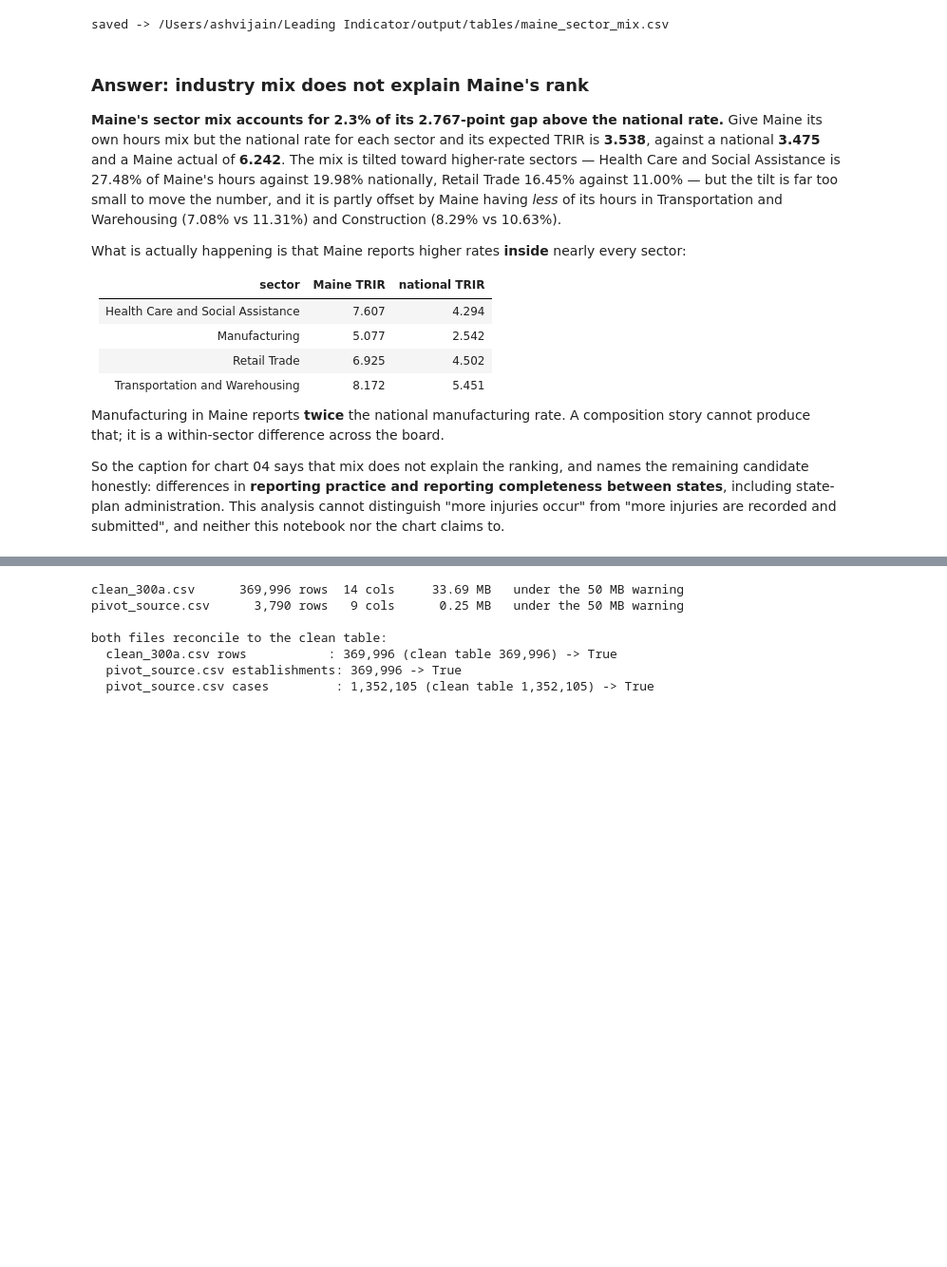
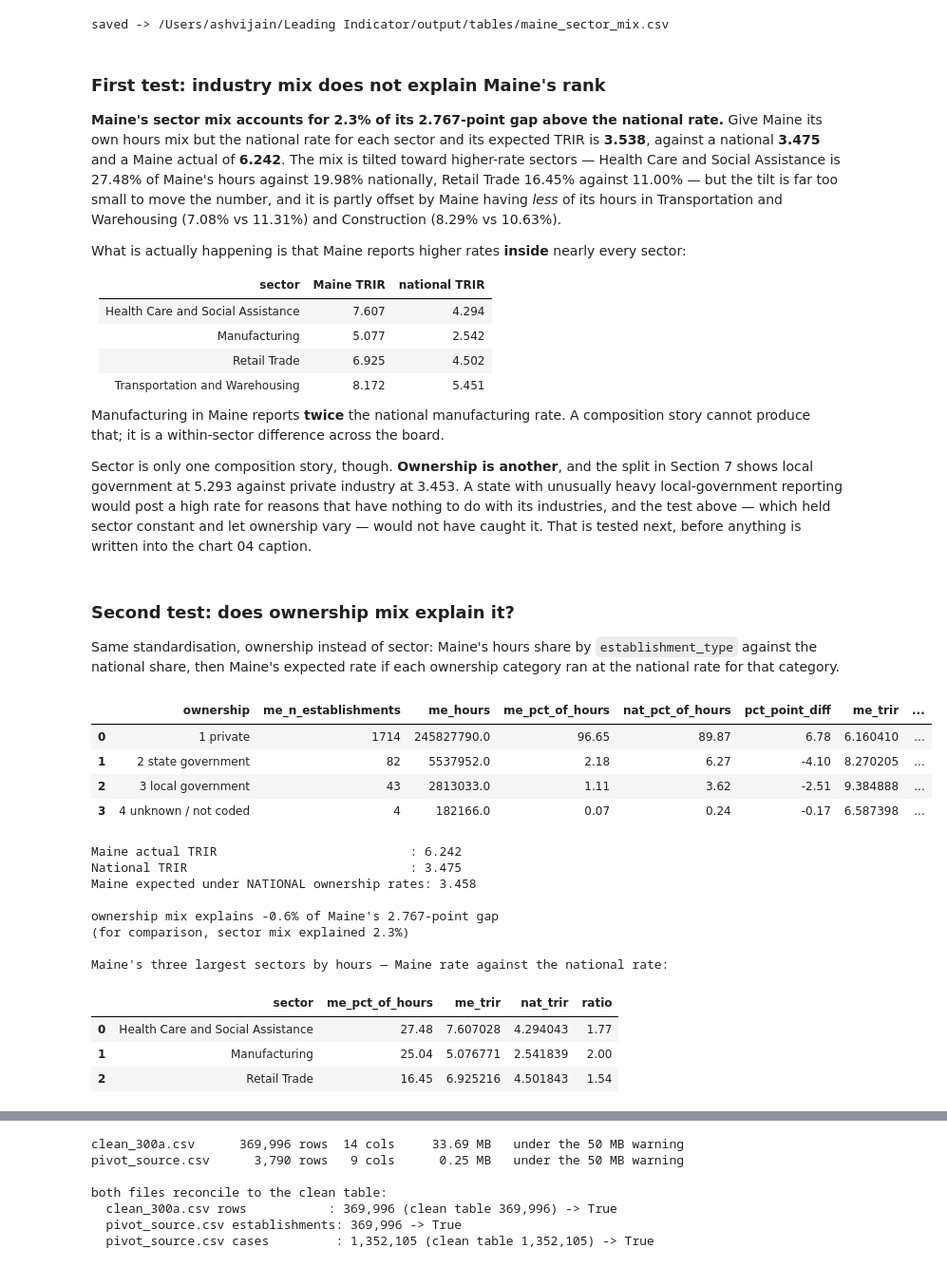
Before and after one commit to ashvijain0506/Leading_Indicator, a Jupyter notebook: notebooks/analysis.ipynb, the cells around one changed output, grey strips where cells are left out. Shown at 95% size. Saved outputs shown, nothing was run; the diff lists cells and outputs as text; code cells hidden in the pictures; blank space fills up the shorter version.

```diff
--- a/notebooks/analysis.ipynb
+++ b/notebooks/analysis.ipynb
@@ -1689,7 +1690,7 @@ Maine's top three sectors by share of hours, against the national share:
 | 2 | Retail Trade | 16.45 | 11.00 | 5.45 | 6.925216 | 4.501843 |
 saved -> /Users/ashvijain/Leading Indicator/output/tables/maine_sector_mix.csv
 # %% [markdown]
-### Answer: industry mix does not explain Maine's rank
+### First test: industry mix does not explain Maine's rank
 
 **Maine's sector mix accounts for 2.3% of its 2.767-point gap above the national rate.** Give
 Maine its own hours mix but the national rate for each sector and its expected TRIR is
@@ -1711,8 +1712,60 @@ What is actually happening is that Maine reports higher rates **inside** nearly
 Manufacturing in Maine reports **twice** the national manufacturing rate. A composition story
 cannot produce that; it is a within-sector difference across the board.
 
-So the caption for chart 04 says that mix does not explain the ranking, and names the
-remaining candidate honestly: differences in **reporting practice and reporting completeness
-between states**, including state-plan administration. This analysis cannot distinguish
-"more injuries occur" from "more injuries are recorded and submitted", and neither this
-notebook nor the chart claims to.
+Sector is only one composition story, though. **Ownership is another**, and the split in
+Section 7 shows local government at 5.293 against private industry at 3.453. A state with
+unusually heavy local-government reporting would post a high rate for reasons that have
+nothing to do with its industries, and the test above — which held sector constant and let
+ownership vary — would not have caught it. That is tested next, before anything is written
+into the chart 04 caption.
+# %% [markdown]
+### Second test: does ownership mix explain it?
+
+Same standardisation, ownership instead of sector: Maine's hours share by
+`establishment_type` against the national share, then Maine's expected rate if each ownership
+category ran at the national rate for that category.
+# %%
+# Maine's ownership mix against the national mix, and the same indirect standardisation.
+#
+#     expected = SUM(maine_hours * national_ownership_rate) / SUM(maine_hours)
+#
+# If that lands near Maine's actual 6.242, ownership mix explains the rank. If it lands near
+# the national 3.475, it does not.
+
+maine_own = run("16_maine_ownership.sql")
+display(maine_own)
+
+mo = maine_own.dropna(subset=["nat_trir"])
+expected_own = (mo.me_hours * mo.nat_trir).sum() / mo.me_hours.sum()
+
+print(f"Maine actual TRIR                          : {me_actual:.3f}")
+print(f"National TRIR                              : {nat_actual:.3f}")
+print(f"Maine expected under NATIONAL ownership rates: {expected_own:.3f}")
+print(f"\nownership mix explains "
+      f"{100.0 * (expected_own - nat_actual) / (me_actual - nat_actual):.1f}% "
+      f"of Maine's {me_actual - nat_actual:.3f}-point gap")
+print(f"(for comparison, sector mix explained "
+      f"{100.0 * (expected - nat_actual) / (me_actual - nat_actual):.1f}%)")
+
+print("\nMaine's three largest sectors by hours — Maine rate against the national rate:")
+top3_gap = maine_mix.head(3)[["sector", "me_pct_of_hours", "me_trir", "nat_trir"]].copy()
+top3_gap["ratio"] = (top3_gap.me_trir / top3_gap.nat_trir).round(2)
+display(top3_gap)
+# %% [output]
+|  | ownership | me_n_establishments | me_hours | me_pct_of_hours | nat_pct_of_hours | pct_point_diff | me_trir | ... |
+| 0 | 1 private | 1714 | 245827790.0 | 96.65 | 89.87 | 6.78 | 6.160410 | ... |
+| 1 | 2 state government | 82 | 5537952.0 | 2.18 | 6.27 | -4.10 | 8.270205 | ... |
+| 2 | 3 local government | 43 | 2813033.0 | 1.11 | 3.62 | -2.51 | 9.384888 | ... |
+| 3 | 4 unknown / not coded | 4 | 182166.0 | 0.07 | 0.24 | -0.17 | 6.587398 | ... |
+Maine actual TRIR                          : 6.242
+National TRIR                              : 3.475
+Maine expected under NATIONAL ownership rates: 3.458
+
+ownership mix explains -0.6% of Maine's 2.767-point gap
+(for comparison, sector mix explained 2.3%)
+
+Maine's three largest sectors by hours — Maine rate against the national rate:
+|  | sector | me_pct_of_hours | me_trir | nat_trir | ratio |
+| 0 | Health Care and Social Assistance | 27.48 | 7.607028 | 4.294043 | 1.77 |
+| 1 | Manufacturing | 25.04 | 5.076771 | 2.541839 | 2.00 |
+| 2 | Retail Trade | 16.45 | 6.925216 | 4.501843 | 1.54 |
```
Also changed, not shown: parts of 13 cells of this notebook, 7 other files.
